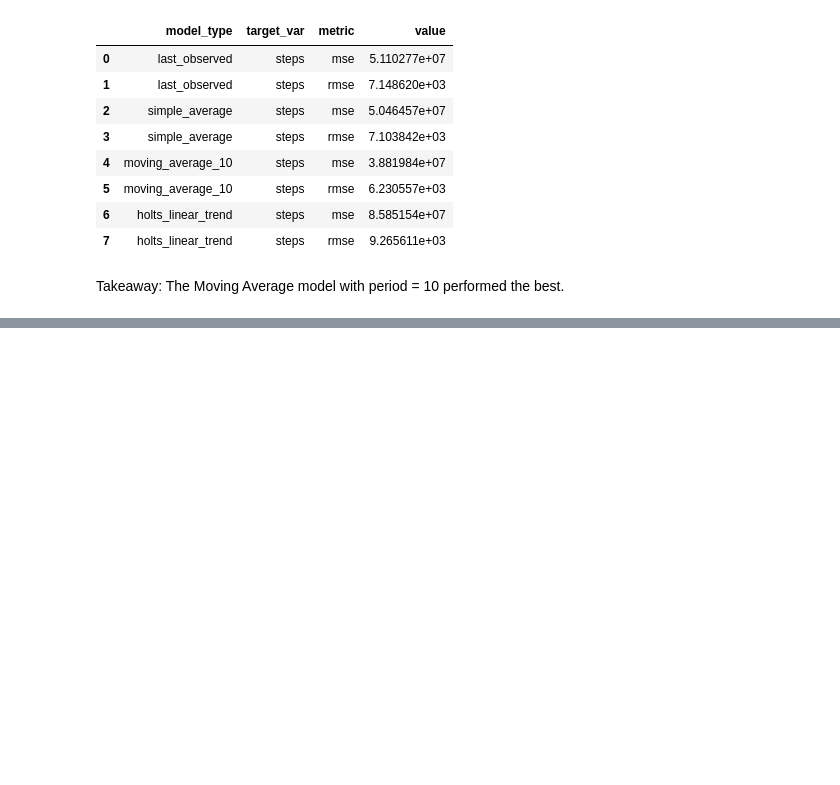
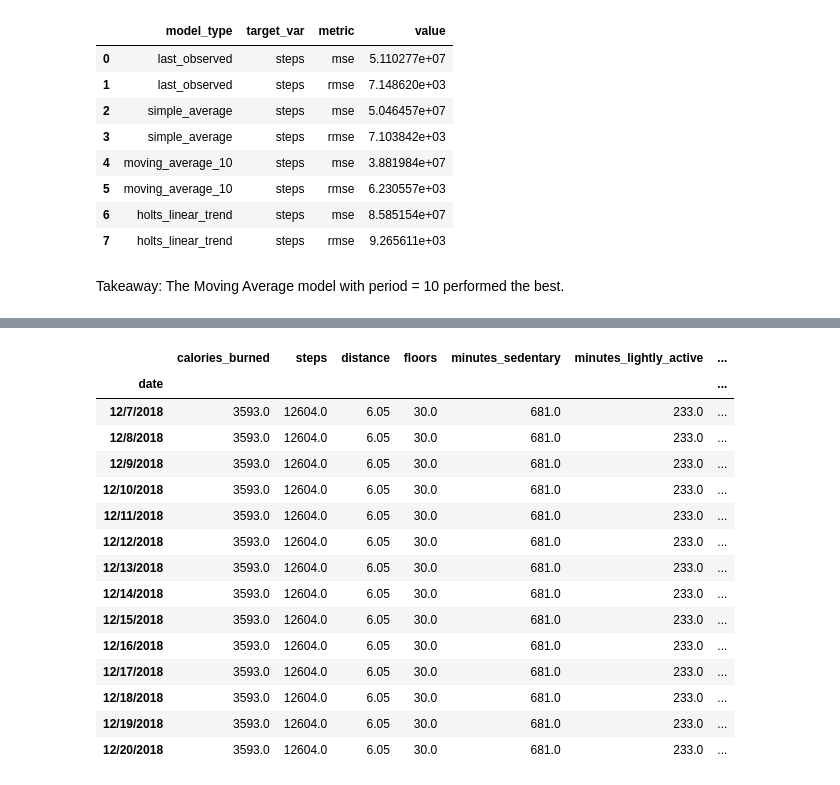
Before and after one commit to Dairy-Time/time-series-project, a Jupyter notebook: fitbit_data_predictions.ipynb, the cells around one changed output, grey strips where cells are left out. Cells and saved outputs as stored; diff of their text form; code cells hidden in the pictures; blank space fills up the shorter version.

```diff
--- a/fitbit_data_predictions.ipynb
+++ b/fitbit_data_predictions.ipynb
@@ -1040,0 +1047,2 @@ Takeaway: The Moving Average model with period = 10 performed the best.
+# %%
+train = prepare.impute_zeros(train)
@@ -1040,0 +1057,35 @@ Takeaway: The Moving Average model with period = 10 performed the best.
+# %%
+pred = pd.DataFrame()
+dates = pd.DataFrame({"date": ['12/7/2018','12/8/2018','12/9/2018','12/10/2018','12/11/2018','12/12/2018','12/13/2018','12/14/2018','12/15/2018','12/16/2018','12/17/2018','12/18/2018','12/19/2018','12/20/2018']})
+pred = pred.append(dates)
+# %%
+pred.set_index('date', inplace=True)
+# %%
+pred['calories_burned'] = round(train['calories_burned'].rolling(10).mean().iloc[-1],0)
+pred['steps'] = round(train['steps'].rolling(10).mean().iloc[-1],0)
+pred['distance'] = round(train['distance'].rolling(10).mean().iloc[-1],2)
+pred['floors'] = round(train['floors'].rolling(10).mean().iloc[-1],0)
+pred['minutes_sedentary'] = round(train['minutes_sedentary'].rolling(10).mean().iloc[-1],0)
+pred['minutes_lightly_active'] = round(train['minutes_lightly_active'].rolling(10).mean().iloc[-1],0)
+pred['minutes_fairly_active'] = round(train['minutes_fairly_active'].rolling(10).mean().iloc[-1],0)
+pred['minutes_very_active'] = round(train['minutes_very_active'].rolling(10).mean().iloc[-1],0)
+pred['activity_calories'] = round(train['activity_calories'].rolling(10).mean().iloc[-1],0)
+# %%
+pred
+# %% [output]
+|  | calories_burned | steps | distance | floors | minutes_sedentary | minutes_lightly_active | ... |
+| date |  |  |  |  |  |  | ... |
+| 12/7/2018 | 3593.0 | 12604.0 | 6.05 | 30.0 | 681.0 | 233.0 | ... |
+| 12/8/2018 | 3593.0 | 12604.0 | 6.05 | 30.0 | 681.0 | 233.0 | ... |
+| 12/9/2018 | 3593.0 | 12604.0 | 6.05 | 30.0 | 681.0 | 233.0 | ... |
+| 12/10/2018 | 3593.0 | 12604.0 | 6.05 | 30.0 | 681.0 | 233.0 | ... |
+| 12/11/2018 | 3593.0 | 12604.0 | 6.05 | 30.0 | 681.0 | 233.0 | ... |
+| 12/12/2018 | 3593.0 | 12604.0 | 6.05 | 30.0 | 681.0 | 233.0 | ... |
+| 12/13/2018 | 3593.0 | 12604.0 | 6.05 | 30.0 | 681.0 | 233.0 | ... |
+| 12/14/2018 | 3593.0 | 12604.0 | 6.05 | 30.0 | 681.0 | 233.0 | ... |
+| 12/15/2018 | 3593.0 | 12604.0 | 6.05 | 30.0 | 681.0 | 233.0 | ... |
+| 12/16/2018 | 3593.0 | 12604.0 | 6.05 | 30.0 | 681.0 | 233.0 | ... |
+| 12/17/2018 | 3593.0 | 12604.0 | 6.05 | 30.0 | 681.0 | 233.0 | ... |
+| 12/18/2018 | 3593.0 | 12604.0 | 6.05 | 30.0 | 681.0 | 233.0 | ... |
+| 12/19/2018 | 3593.0 | 12604.0 | 6.05 | 30.0 | 681.0 | 233.0 | ... |
+| 12/20/2018 | 3593.0 | 12604.0 | 6.05 | 30.0 | 681.0 | 233.0 | ... |
```
Also changed, not shown: parts of 5 cells of this notebook.
